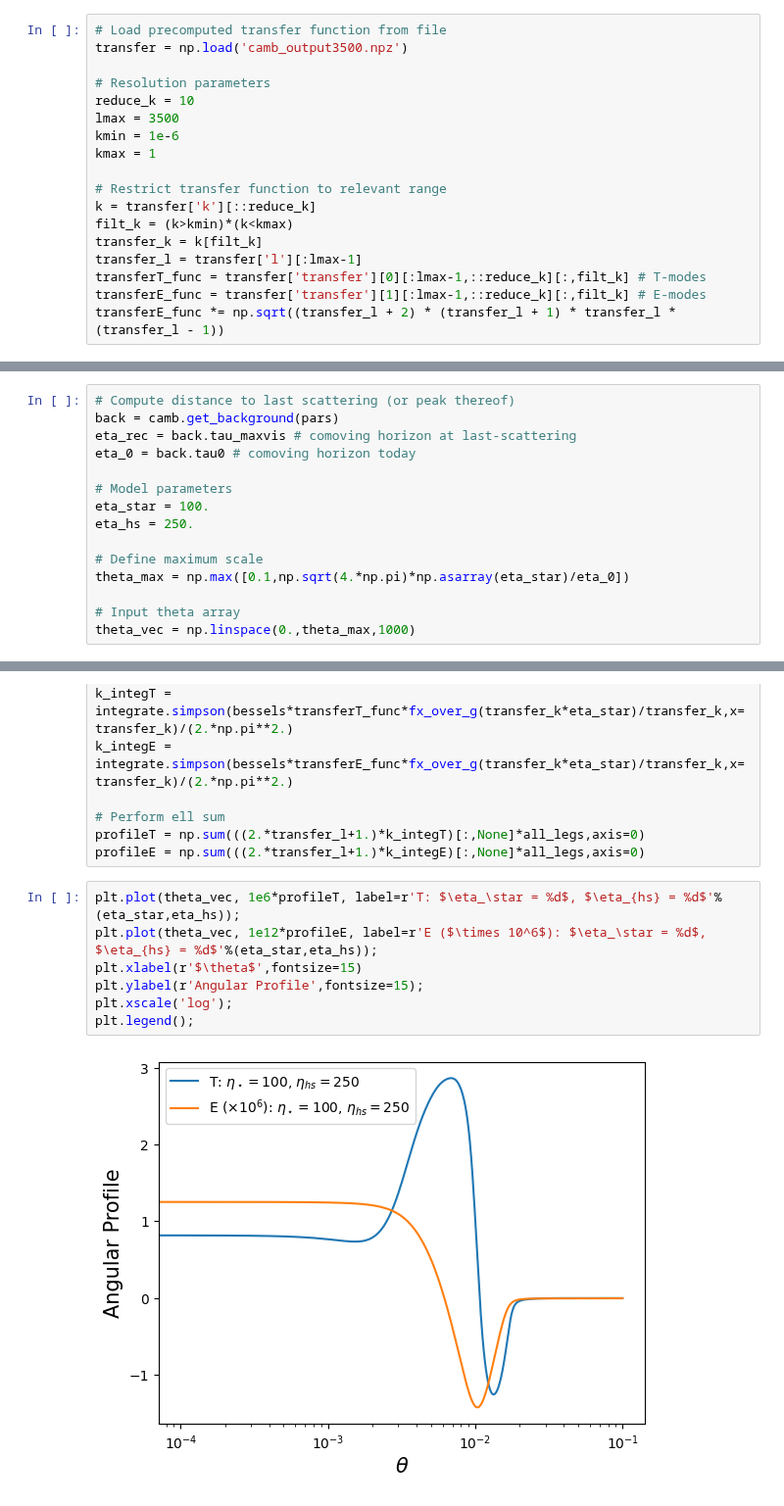
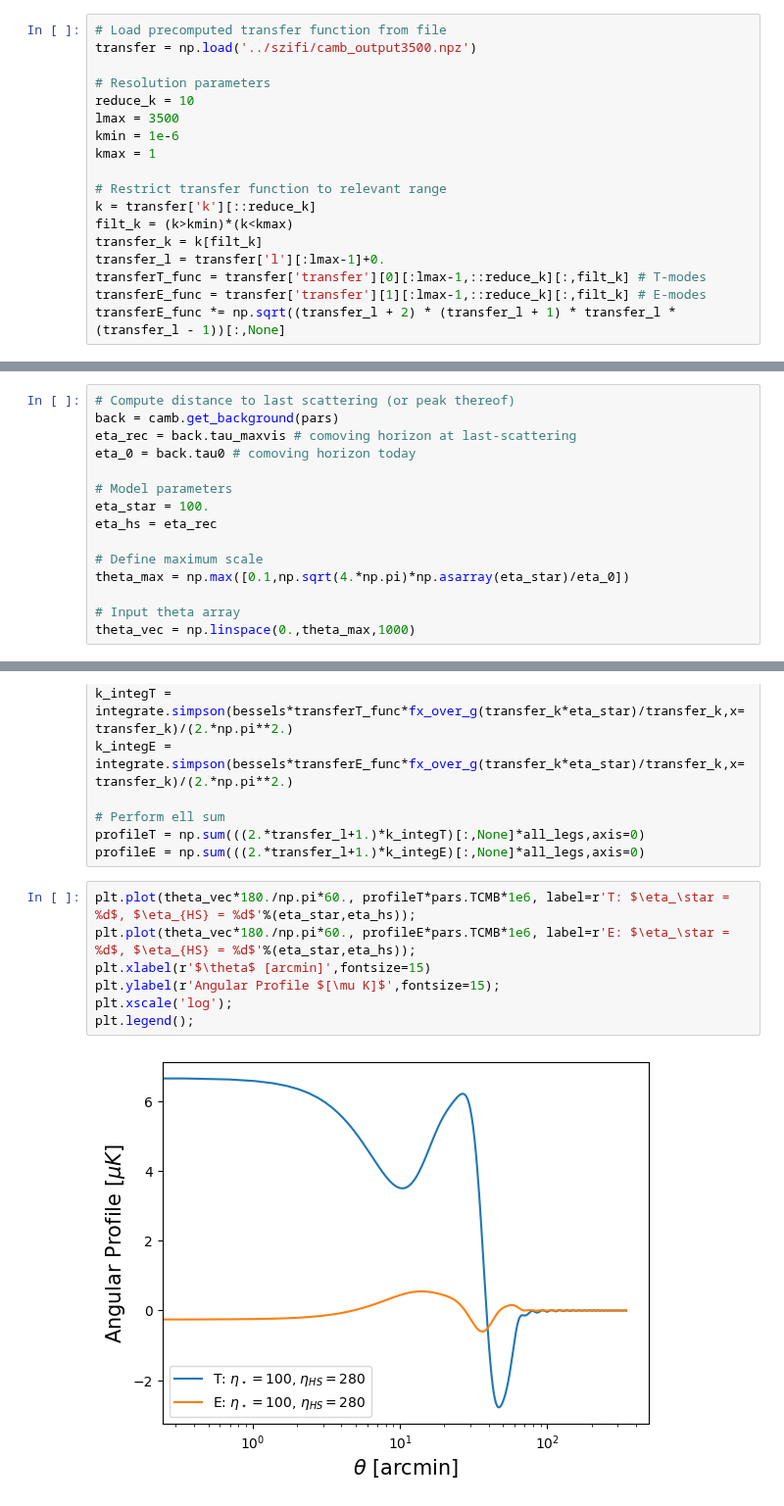
Before and after one commit to lha2126/szifi-hotspot, a Jupyter notebook: test_profile.ipynb, the cells around one changed output, grey strips where cells are left out. Shown at 98% size. Drawn from its saved outputs; the diff is of its cells as text.

```diff
--- a/test_profile.ipynb
+++ b/test_profile.ipynb
@@ -21,7 +21,7 @@ DeltaSq_zeta = As*2*np.pi**2 # primordial amplitude (from Planck)
 H2_dotphi = np.sqrt(As*4.*np.pi**2.) # H^2 / dot{phi} in inflation [if scale invariant]
 # %%
 # Load precomputed transfer function from file
-transfer = np.load('camb_output3500.npz')
+transfer = np.load('../szifi/camb_output3500.npz')
 
 # Resolution parameters
 reduce_k = 10
@@ -33,7 +33,7 @@ kmax = 1
 k = transfer['k'][::reduce_k]
 filt_k = (k>kmin)*(k<kmax)
 transfer_k = k[filt_k]
-transfer_l = transfer['l'][:lmax-1]
+transfer_l = transfer['l'][:lmax-1]+0.
 transferT_func = transfer['transfer'][0][:lmax-1,::reduce_k][:,filt_k] # T-modes
 transferE_func = transfer['transfer'][1][:lmax-1,::reduce_k][:,filt_k] # E-modes
-transferE_func *= np.sqrt((transfer_l + 2) * (transfer_l + 1) * transfer_l * (transfer_l - 1))
+transferE_func *= np.sqrt((transfer_l + 2) * (transfer_l + 1) * transfer_l * (transfer_l - 1))[:,None]
@@ -47,7 +45,7 @@ eta_0 = back.tau0 # comoving horizon today
 
 # Model parameters
 eta_star = 100.
-eta_hs = 250.
+eta_hs = eta_rec
 
 # Define maximum scale
 theta_max = np.max([0.1,np.sqrt(4.*np.pi)*np.asarray(eta_star)/eta_0])
@@ -77,11 +74,11 @@ k_integE = integrate.simpson(bessels*transferE_func*fx_over_g(transfer_k*eta_sta
 profileT = np.sum(((2.*transfer_l+1.)*k_integT)[:,None]*all_legs,axis=0)
 profileE = np.sum(((2.*transfer_l+1.)*k_integE)[:,None]*all_legs,axis=0)
 # %%
-plt.plot(theta_vec, 1e6*profileT, label=r'T: $\eta_\star = %d$, $\eta_{hs} = %d$'%(eta_star,eta_hs));
-plt.plot(theta_vec, 1e12*profileE, label=r'E ($\times 10^6$): $\eta_\star = %d$, $\eta_{hs} = %d$'%(eta_star,eta_hs));
-plt.xlabel(r'$\theta$',fontsize=15)
-plt.ylabel(r'Angular Profile',fontsize=15);
+plt.plot(theta_vec*180./np.pi*60., profileT*pars.TCMB*1e6, label=r'T: $\eta_\star = %d$, $\eta_{HS} = %d$'%(eta_star,eta_hs));
+plt.plot(theta_vec*180./np.pi*60., profileE*pars.TCMB*1e6, label=r'E: $\eta_\star = %d$, $\eta_{HS} = %d$'%(eta_star,eta_hs));
+plt.xlabel(r'$\theta$ [arcmin]',fontsize=15)
+plt.ylabel(r'Angular Profile $[\mu K]$',fontsize=15);
 plt.xscale('log');
 plt.legend();
 # %% [output]
-[figure, old version]
+[figure, new version]
```
Also changed, not shown: parts of 2 cells of this notebook, 2 other files.
